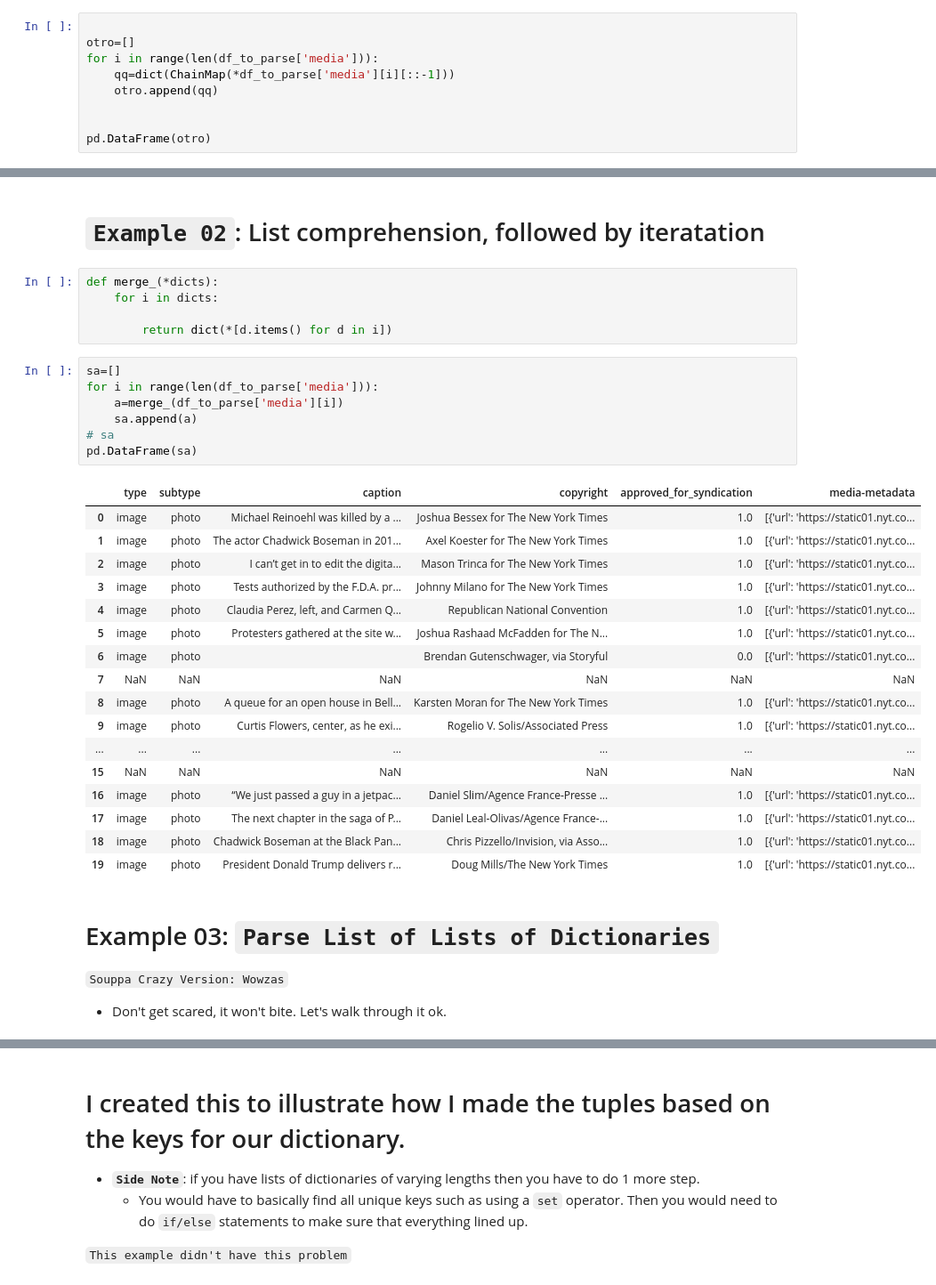
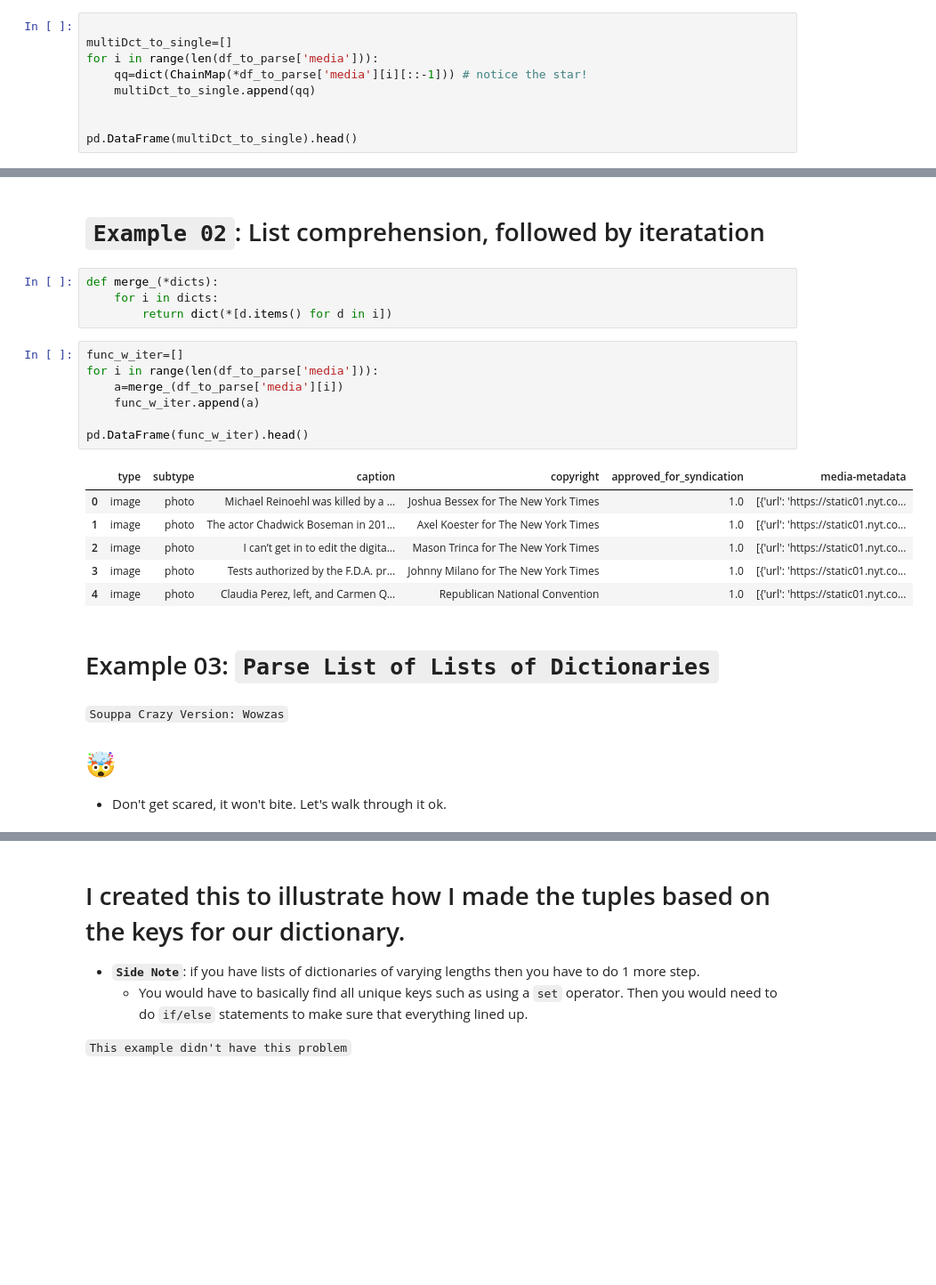
Before and after one commit to MrFuguDataScience/JSON, a Jupyter notebook: Json _listsOfdict.ipynb, the cells around one changed output, grey strips where cells are left out. Shown at 89% size. Saved outputs shown, nothing was run; the diff lists cells and outputs as text; blank space fills up the shorter version.

```diff
--- a/Json _listsOfdict.ipynb
+++ b/Json _listsOfdict.ipynb
@@ -127,13 +130,13 @@ pd.DataFrame(two_entries)
 https://docs.python.org/3/library/collections.html
 # %%
 
-otro=[]
+multiDct_to_single=[]
 for i in range(len(df_to_parse['media'])):
-    qq=dict(ChainMap(*df_to_parse['media'][i][::-1]))
-    otro.append(qq)
+    qq=dict(ChainMap(*df_to_parse['media'][i][::-1])) # notice the star!
+    multiDct_to_single.append(qq)
 
 
-pd.DataFrame(otro)
+pd.DataFrame(multiDct_to_single).head()
 # %% [output]
 |  | type | subtype | caption | copyright | approved_for_syndication | media-metadata |
 | 0 | image | photo | Michael Reinoehl was killed by a ... | Joshua Bessex for The New York Times | 1.0 | [{'url': 'https://static01.nyt.co... |
@@ -157,37 +149,27 @@ pd.DataFrame(otro)
 # %%
 def merge_(*dicts):
     for i in dicts:
-
         return dict(*[d.items() for d in i])
 # %%
-sa=[]
+func_w_iter=[]
 for i in range(len(df_to_parse['media'])):
     a=merge_(df_to_parse['media'][i])
-    sa.append(a)
-# sa
-pd.DataFrame(sa)
+    func_w_iter.append(a)
+
+pd.DataFrame(func_w_iter).head()
 # %% [output]
 |  | type | subtype | caption | copyright | approved_for_syndication | media-metadata |
 | 0 | image | photo | Michael Reinoehl was killed by a ... | Joshua Bessex for The New York Times | 1.0 | [{'url': 'https://static01.nyt.co... |
 | 1 | image | photo | The actor Chadwick Boseman in 201... | Axel Koester for The New York Times | 1.0 | [{'url': 'https://static01.nyt.co... |
 | 2 | image | photo | I can’t get in to edit the digita... | Mason Trinca for The New York Times | 1.0 | [{'url': 'https://static01.nyt.co... |
 | 3 | image | photo | Tests authorized by the F.D.A. pr... | Johnny Milano for The New York Times | 1.0 | [{'url': 'https://static01.nyt.co... |
 | 4 | image | photo | Claudia Perez, left, and Carmen Q... | Republican National Convention | 1.0 | [{'url': 'https://static01.nyt.co... |
-| 5 | image | photo | Protesters gathered at the site w... | Joshua Rashaad McFadden for The N... | 1.0 | [{'url': 'https://static01.nyt.co... |
-| 6 | image | photo |  | Brendan Gutenschwager, via Storyful | 0.0 | [{'url': 'https://static01.nyt.co... |
-| 7 | NaN | NaN | NaN | NaN | NaN | NaN |
-| 8 | image | photo | A queue for an open house in Bell... | Karsten Moran for The New York Times | 1.0 | [{'url': 'https://static01.nyt.co... |
-| 9 | image | photo | Curtis Flowers, center, as he exi... | Rogelio V. Solis/Associated Press | 1.0 | [{'url': 'https://static01.nyt.co... |
-| ... | ... | ... | ... | ... | ... | ... |
-| 15 | NaN | NaN | NaN | NaN | NaN | NaN |
-| 16 | image | photo | “We just passed a guy in a jetpac... | Daniel Slim/Agence France-Presse ... | 1.0 | [{'url': 'https://static01.nyt.co... |
-| 17 | image | photo | The next chapter in the saga of P... | Daniel Leal-Olivas/Agence France-... | 1.0 | [{'url': 'https://static01.nyt.co... |
-| 18 | image | photo | Chadwick Boseman at the Black Pan... | Chris Pizzello/Invision, via Asso... | 1.0 | [{'url': 'https://static01.nyt.co... |
-| 19 | image | photo | President Donald Trump delivers r... | Doug Mills/The New York Times | 1.0 | [{'url': 'https://static01.nyt.co... |
 # %% [markdown]
 # Example 03: `Parse List of Lists of Dictionaries`
 
-`Souppa Crazy Version: Wowzas`
+<font size=6>`Souppa Crazy Version: Wowzas`</font>
+
+#  <font size=9>🤯</font>
 
 + Don't get scared, it won't bite. Let's walk through it ok.
 # %%
```
Also changed, not shown: parts of 4 cells of this notebook.
